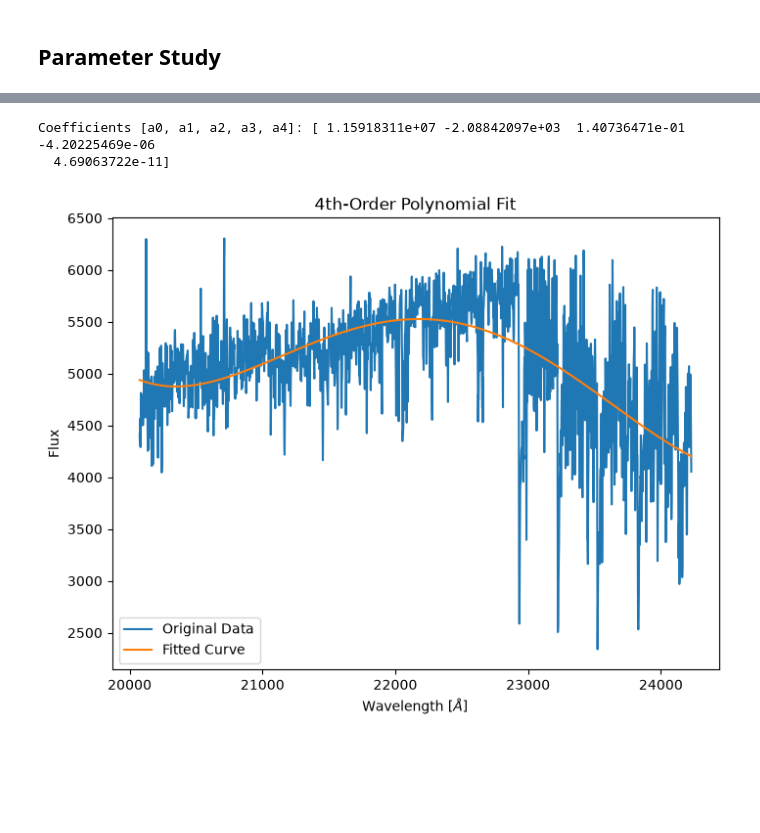
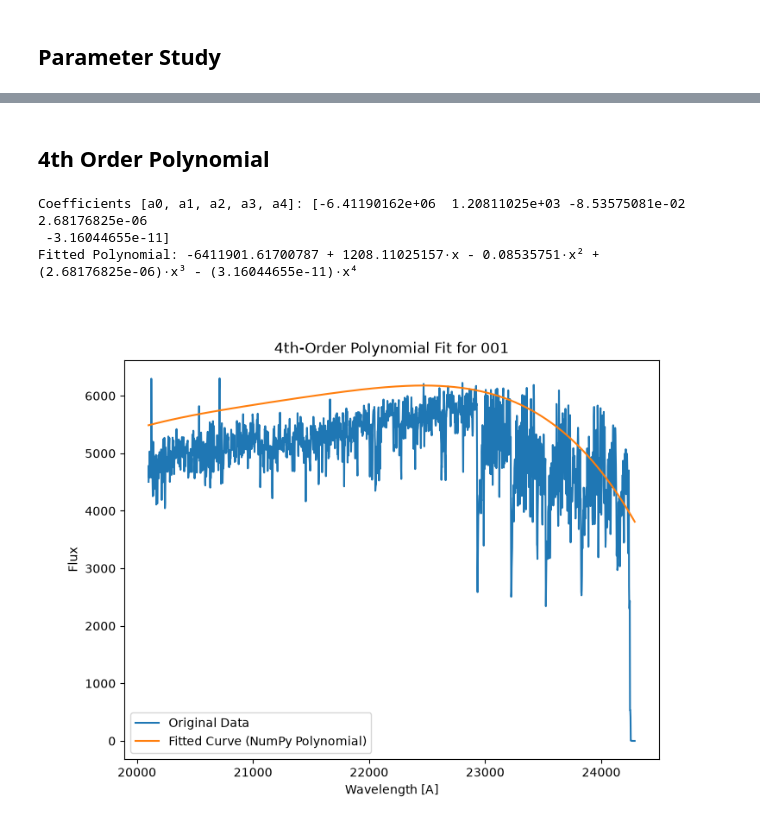
Before and after one commit to Keshavj-07/first_proj, a Jupyter notebook: scripts/NSC.ipynb, the cells around one changed output, grey strips where cells are left out. Saved outputs shown, nothing was run; the diff lists cells and outputs as text; code cells hidden in the pictures; blank space fills up the shorter version.

```diff
--- a/scripts/NSC.ipynb
+++ b/scripts/NSC.ipynb
@@ -107,9 +101,9 @@ plt.show()
 # %%
 #Science Target 001 Observational Spectra
 fname = '../data/nifs_spectra_2015/N1_1/N1_1_001.fits'
-hdulist = fits.open(fname)
-header = hdulist[0].header
-print(repr(header))
+hdulist_ne_1_001 = fits.open(fname)
+header_ne_1_001 = hdulist_ne_1_001[0].header
+print(repr(header_ne_1_001))
 # %% [output]
 SIMPLE  =                    T / conforms to FITS standard
 BITPIX  =                  -64 / array data type
@@ -133,10 +127,10 @@ DEC     =    8.167586113799155
 R2D     =     8.89106145373623
 # %%
 #Converting pixels to wavelength using the FITS header information. CRVAL1 is the reference value for the first axis, CRPIX1 is the reference pixel, and CD1_1 is the increment per pixel.
-pixels = np.arange(1,header['NAXIS1']+1)
-print(pixels)
-wavelength = (header['CRVAL1'] + (pixels - header['CRPIX1']) * header['CD1_1'])*u.AA
-print(wavelength)
+pixels_ne_1_001 = np.arange(1,header_ne_1_001['NAXIS1']+1)
+print(pixels_ne_1_001)
+wavelength_ne_1_001 = (header_ne_1_001['CRVAL1'] + (pixels_ne_1_001 - header_ne_1_001['CRPIX1']) * header_ne_1_001['CD1_1'])*u.AA
+print(wavelength_ne_1_001)
 # %% [output]
 [   1    2    3 ... 2038 2039 2040]
 [19968.52929688 19970.66158247 19972.79386806 ... 24311.99505377
@@ -309,25 +257,34 @@ plt.show()
+# %% [markdown]
+## 4th Order Polynomial
 # %%
 from numpy.polynomial import Polynomial
+fit_mask_ne_1_001 = (
+    (wavelength_ne_1_001 >= 20100 * u.AA) & (wavelength_ne_1_001 <= 24290 * u.AA)
+)
+fit_wavelength_ne_1_001 = wavelength_ne_1_001[fit_mask_ne_1_001]
+fit_flux_ne_1_001 = hdulist_ne_1_001[0].data[fit_mask_ne_1_001] * u.dimensionless_unscaled
 
 # NumPy's polynomial fitter requires plain numeric arrays.
-x = fit_wavelength.to_value(u.AA)
-y = fit_flux.value
+x_ne_1_001 = fit_wavelength_ne_1_001.to_value(u.AA)
+y_ne_1_001 = fit_flux_ne_1_001.value
 
-p_fit = Polynomial.fit(x, y, deg=4)
+p_fit = Polynomial.fit(x_ne_1_001, y_ne_1_001, deg=4)
 print("Coefficients [a0, a1, a2, a3, a4]:", p_fit.convert().coef)
-
-x_smooth = np.linspace(x.min(), x.max(), 200)
-y_smooth = p_fit(x_smooth)
+print("Fitted Polynomial:", p_fit.convert())
+x_ne_1_001 = np.linspace(x_ne_1_001.min(), x_ne_1_001.max(), 1965)
+y_smooth = p_fit(x_ne_1_001)
 
 plt.figure(figsize=(8, 6))
-plt.plot(x, y, label="Original Data")
-plt.plot(x_smooth, y_smooth, "-", label="Fitted Curve")
-plt.xlabel(r"Wavelength [$\AA$]")
+plt.plot(x_ne_1_001, y_ne_1_001, label="Original Data")
+plt.plot(x_ne_1_001, y_smooth+700, "-", label="Fitted Curve (NumPy Polynomial)")
+plt.xlabel("Wavelength [A]")
 plt.ylabel("Flux")
-plt.title("4th-Order Polynomial Fit")
+plt.title("4th-Order Polynomial Fit for 001")
 plt.legend()
 plt.show()
 # %% [output]
-Coefficients [a0, a1, a2, a3, a4]: [ 1.15918311e+07 -2.08842097e+03  1.40736471e-01 -4.20225469e-06
-  4.69063722e-11]
+Coefficients [a0, a1, a2, a3, a4]: [-6.41190162e+06  1.20811025e+03 -8.53575081e-02  2.68176825e-06
+ -3.16044655e-11]
+Fitted Polynomial: -6411901.61700787 + 1208.11025157·x - 0.08535751·x² +
+(2.68176825e-06)·x³ - (3.16044655e-11)·x⁴
-[figure, old version]
+[figure, new version]
```
Also changed, not shown: parts of 25 cells of this notebook, 2 other files.
